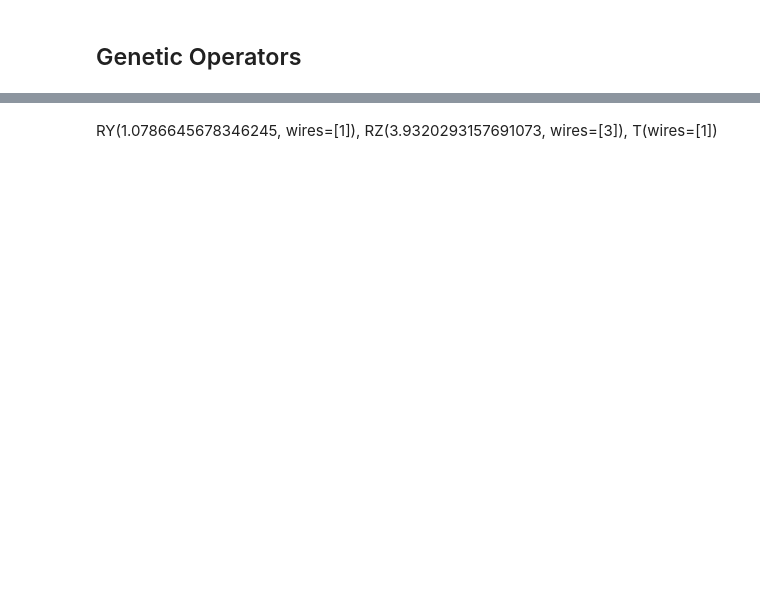
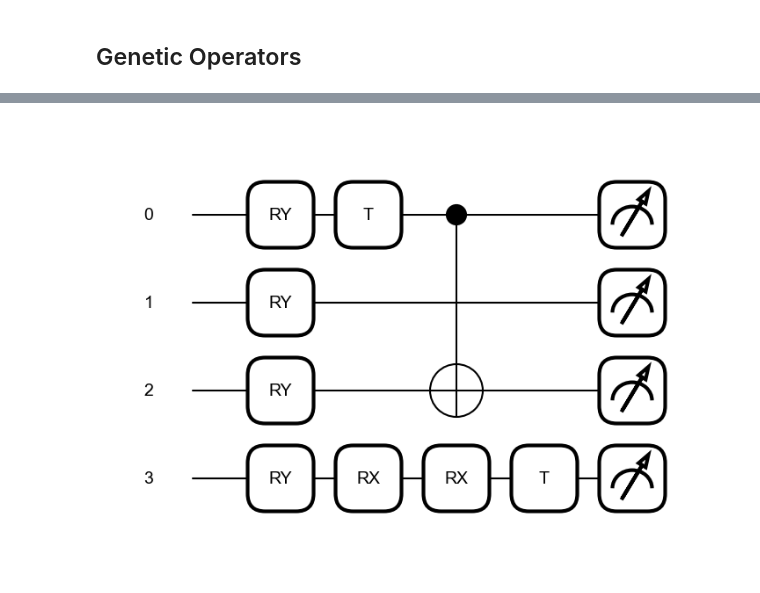
Before and after one commit to uriballo/mnist-genetic-circuits, a Jupyter notebook: genetic-algorithm.ipynb, the cells around one changed output, grey strips where cells are left out. Saved outputs shown, nothing was run; the diff lists cells and outputs as text; code cells hidden in the pictures; blank space fills up the shorter version.

```diff
--- a/genetic-algorithm.ipynb
+++ b/genetic-algorithm.ipynb
@@ -81,7 +82,7 @@ def reset_weights(model):
            layer.set_weights(saved_weights)
 # %%
 def QNN():
-    optimizer = tf.keras.optimizers.legacy.Adam(learning_rate=3e-4)
+    optimizer = tf.keras.optimizers.legacy.Adam(learning_rate=lr)
 
     model = keras.models.Sequential([
         keras.layers.Flatten(),
@@ -178,7 +179,7 @@ def evaluate_network(gates):
 
     return hist.history['val_accuracy'][-1]
 # %%
-non_param_gates = [qml.CNOT, qml.S, qml.Hadamard]
+non_param_gates = [qml.CNOT, qml.T, qml.Hadamard]
 param_gates = [qml.RX, qml.RZ]
 # %%
 def generate_random_angle():
@@ -199,9 +200,3 @@ def random_non_param_gate(n_wires):
 def random_param_gate(n_wires):
     gate = np.random.choice(param_gates)
     return gate(generate_random_angle(), wires=np.random.randint(n_wires))
-# %%
-for i in range(10):
-    print(random_non_param_gate(4))
-
-for i in range(10):
-    print(random_param_gate(4))
@@ -339,8 +313,15 @@ def mutate_circuit(circuit, n_wires = 4):
 
         return circuit, fitness(circuit)
 
+import time
 def genetic_algorithm(n_wires, depth, pop_size, n_generations):
+    initial_time = time.time()
     population = [(generate_random_gate_sequence(n_wires, np.random.randint(low=3, high=depth)), 0) for _ in range(pop_size)]
+
+    #initial_good_circuit = [qml.RZ(5.466019080616874, wires=[2]), qml.CNOT(wires=[1, 3]),
+    #                        qml.RZ(4.966039957106654, wires=[0])]
+
+    #population.append(initial_good_circuit)
 
     for i in range(pop_size):
         population[i] = (population[i][0], fitness(population[i][0]))
@@ -348,8 +329,9 @@ def genetic_algorithm(n_wires, depth, pop_size, n_generations):
     population = sorted(population, key=lambda x:x[1], reverse=True)
 
     print(f"Generation {0}:\n\tBest Accuracy: {population[0][1]}\n\tBest Candidate: {max(population, key=lambda x: x[1])[0]}\n\tAverage Accuracy: {np.mean([x[1] for x in population])}")
-
+    print("\tTime taken: {0:.2f}s".format(time.time() - initial_time))
     for k in range(n_generations):
+        start_time = time.time()
         offspring = []
 
         for _ in range(pop_size // 2):
@@ -367,7 +349,7 @@ def genetic_algorithm(n_wires, depth, pop_size, n_generations):
 
         mutations = []
         for circuit in population:
-            if np.random.rand() < 0.05:
+            if np.random.rand() < 0.5:
                 mutated_circuit, mutated_fitness = mutate_circuit(circuit[0])
                 mutations.append((mutated_circuit, mutated_fitness))
 
@@ -380,8 +362,9 @@ def genetic_algorithm(n_wires, depth, pop_size, n_generations):
         best = population[0]
         worst = population[-1]
         print(f"Generation {k + 1}:\n\tBest Accuracy: {best[1]}\n\tBest Candidate: {best[0]}\n\tAverage Accuracy: {worst[1]}")
+        print("\tTime taken: {0:.2f}s".format(time.time() - start_time))
 
     return population
 
 
-final_population = genetic_algorithm(n_wires=4, depth=5, pop_size=population_size, n_generations=iterations)
+final_population = genetic_algorithm(n_wires=4, depth=7, pop_size=population_size, n_generations=iterations)
@@ -388,9 +389,11 @@ final_population = genetic_algorithm(n_wires=4, depth=5, pop_size=population_siz
-# %% [markdown]
-RY(1.0786645678346245, wires=[1]), RZ(3.9320293157691073, wires=[3]), T(wires=[1])
 # %%
+num = 21
 circuit_to_test = final_population[0][0]
 fig, ax = qml.draw_mpl(circuit)([1.0,4,54,44], circuit_to_test)
+plt.savefig(f"./results/circuit{num}")
 fig.show()
+# %% [output]
+[figure, added]
 # %%
 for gate in circuit_to_test:
     print(f"qml.{gate}")
```
Also changed, not shown: parts of 11 cells of this notebook, 44 other files.
